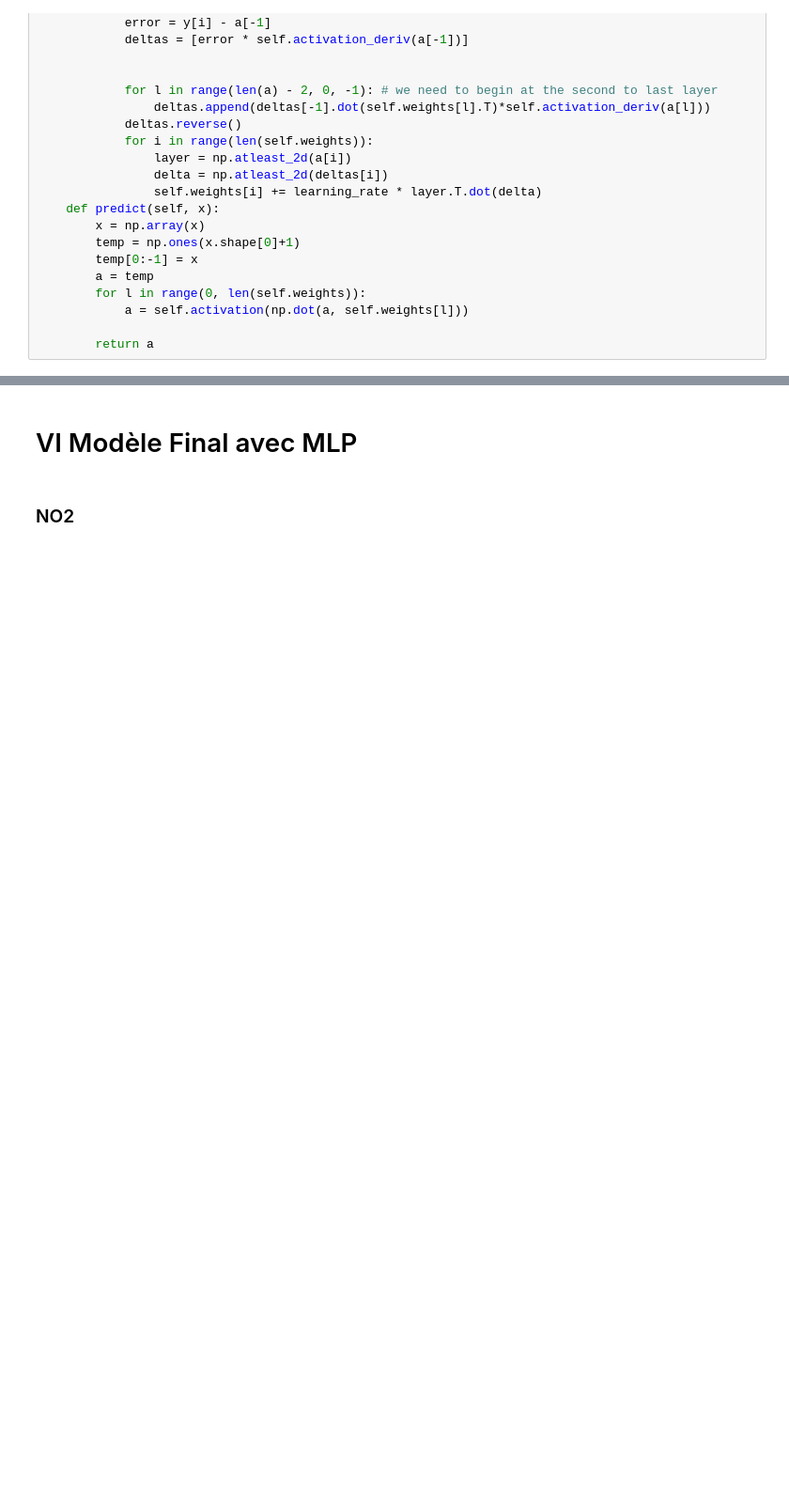
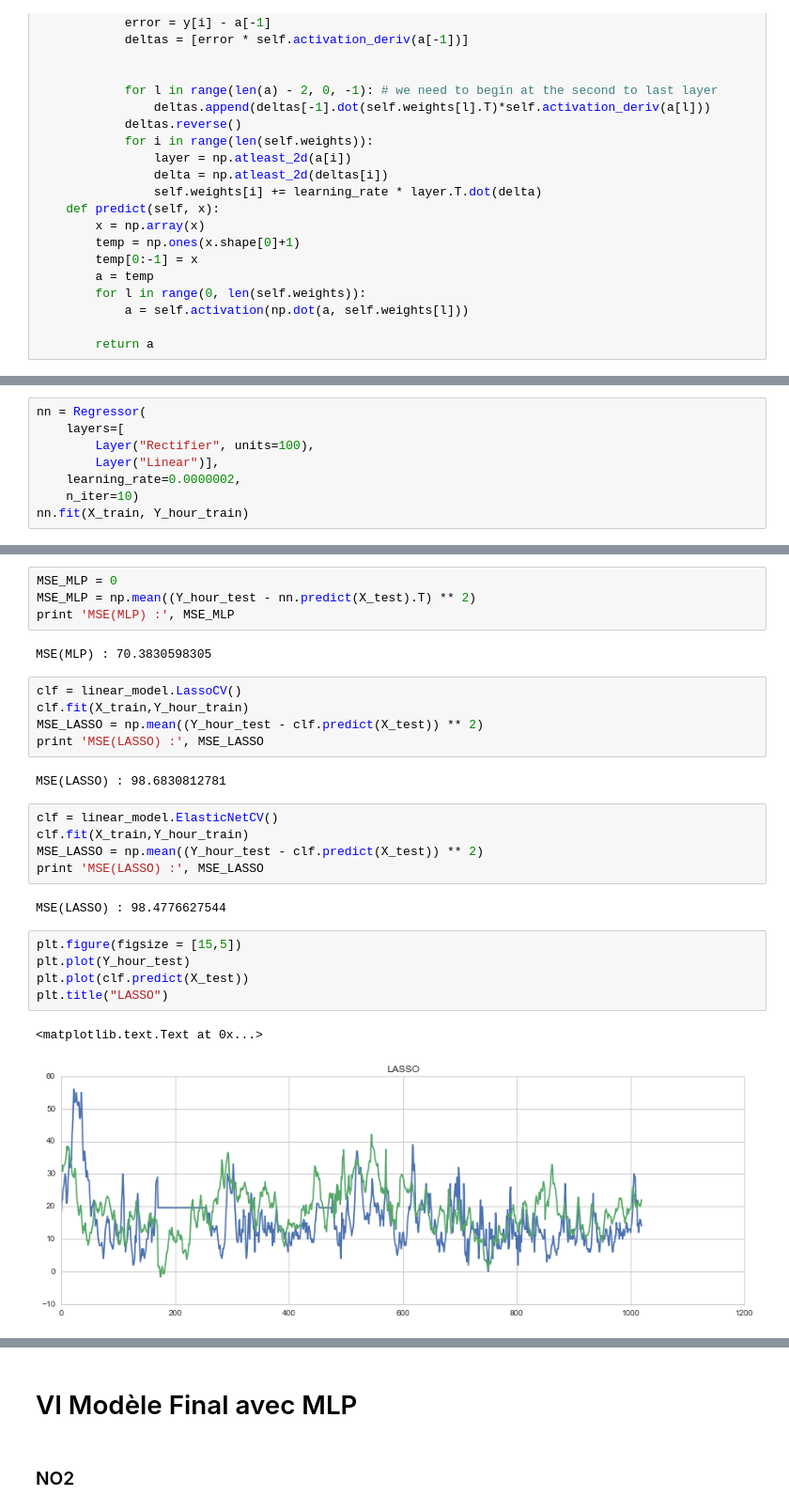
Before and after one commit to MGIMM/Predict-pollution-in-an-asian-megacity, a Jupyter notebook: ANNEXE.ipynb, the cells around one changed output, grey strips where cells are left out. Shown at 94% size. Saved outputs shown, nothing was run; the diff lists cells and outputs as text; blank space fills up the shorter version.

Commit message:
add ElasticNet

```diff
--- a/ANNEXE.ipynb
+++ b/ANNEXE.ipynb
@@ -419,0 +426,8 @@ plt.plot([nn.predict(X_test[id]) for id in range(len(Y_hour_test))])
+# %%
+nn = Regressor(
+    layers=[
+        Layer("Rectifier", units=100),
+        Layer("Linear")],
+    learning_rate=0.0000002,
+    n_iter=10)
+nn.fit(X_train, Y_hour_train)
@@ -419,0 +444,28 @@ plt.plot([nn.predict(X_test[id]) for id in range(len(Y_hour_test))])
+# %%
+MSE_MLP = 0
+MSE_MLP = np.mean((Y_hour_test - nn.predict(X_test).T) ** 2)
+print 'MSE(MLP) :', MSE_MLP
+# %% [output]
+MSE(MLP) : 70.3830598305
+# %%
+clf = linear_model.LassoCV()
+clf.fit(X_train,Y_hour_train)
+MSE_LASSO = np.mean((Y_hour_test - clf.predict(X_test)) ** 2)
+print 'MSE(LASSO) :', MSE_LASSO
+# %% [output]
+MSE(LASSO) : 98.6830812781
+# %%
+clf = linear_model.ElasticNetCV()
+clf.fit(X_train,Y_hour_train)
+MSE_LASSO = np.mean((Y_hour_test - clf.predict(X_test)) ** 2)
+print 'MSE(LASSO) :', MSE_LASSO
+# %% [output]
+MSE(LASSO) : 98.4776627544
+# %%
+plt.figure(figsize = [15,5])
+plt.plot(Y_hour_test)
+plt.plot(clf.predict(X_test))
+plt.title("LASSO")
+# %% [output]
+<matplotlib.text.Text at 0x...>
+[figure, added]
```
Also changed, not shown: parts of 36 cells of this notebook.
